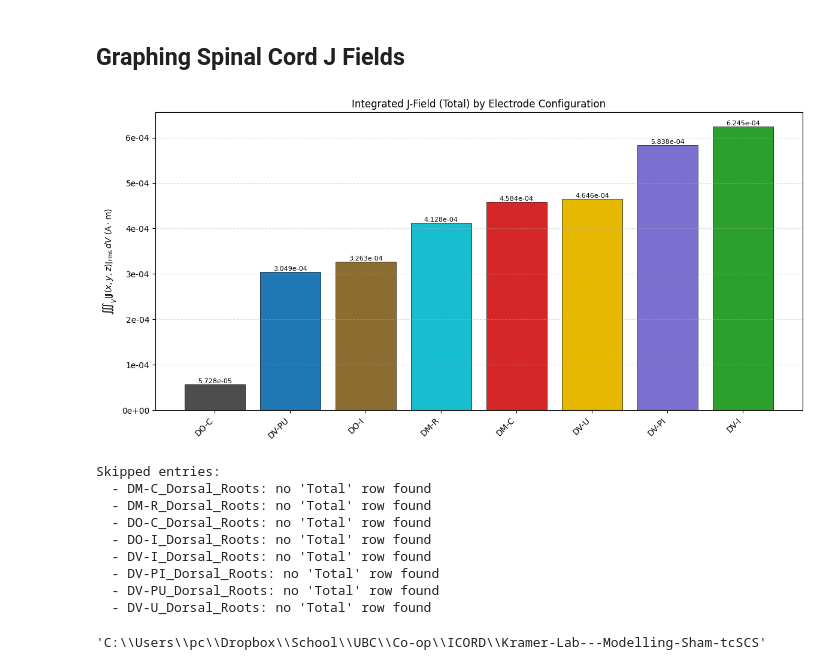
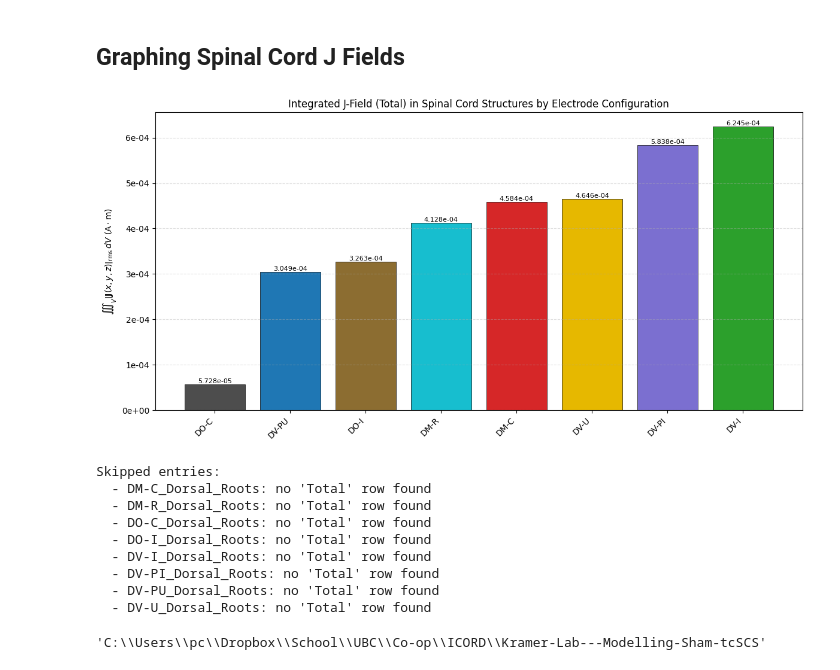
Before and after one commit to coleslatt/Kramer-Lab---Modelling-Sham-tcSCS, a Jupyter notebook: Simulation_Figures_and_Analysis.ipynb, the cells around one changed output. Drawn from its saved outputs; the diff is of its cells as text; code cells hidden in the pictures.

Commit message:
Updated Figures File

```diff
--- a/Simulation_Figures_and_Analysis.ipynb
+++ b/Simulation_Figures_and_Analysis.ipynb
@@ -232,7 +232,7 @@ def plot_total_jfield_integrals(
     order: list[str] | None = None,
     integral_col: str = "Integral",
     tissue_col: str = "Tissue",
-    title: str = "Integrated J-Field (Total) by Electrode Configuration",
+    title: str = "Integrated J-Field (Total) in Spinal Cord Structures by Electrode Configuration",
     figsize=(12, 6),
     annotate_total: bool = False,
     sort_by_total_if_no_order: bool = True,
@@ -329,34 +329,34 @@ def plot_total_jfield_integrals(
                 f"{total:.3e}",
                 ha="center",
                 va="bottom",
                 fontsize=8,
             )
 
     ax.set_xticks(x)
     ax.set_xticklabels(valid_keys, rotation=45, ha="right")
     ax.set_ylabel(r"$\iiint_V \left|\mathbf{J}(x,y,z)\right|_{\mathrm{rms}}\, dV\ \mathrm{(A\cdot m)}$")
     ax.set_title(title)
     ax.grid(axis="y", linestyle="--", alpha=0.4)
     plt.tight_layout()
     plt.show()
 
     # Diagnostics
     if skipped:
         print("\nSkipped entries:")
         for k, reason in skipped:
             print(f"  - {k}: {reason}")
 
     return fig, ax
 
 
 # --- Usage ---
 fig, ax = plot_total_jfield_integrals(
     j_field_dfs,
     annotate_total=True,
     # order=["DM-C", "DM-R", "DV-I"],  # optional manual order
 )
 # %% [output]
-[figure, old version]
+[figure, new version]
 Skipped entries:
   - DM-C_Dorsal_Roots: no 'Total' row found
   - DM-R_Dorsal_Roots: no 'Total' row found
```
Also changed, not shown: parts of 11 cells of this notebook.
